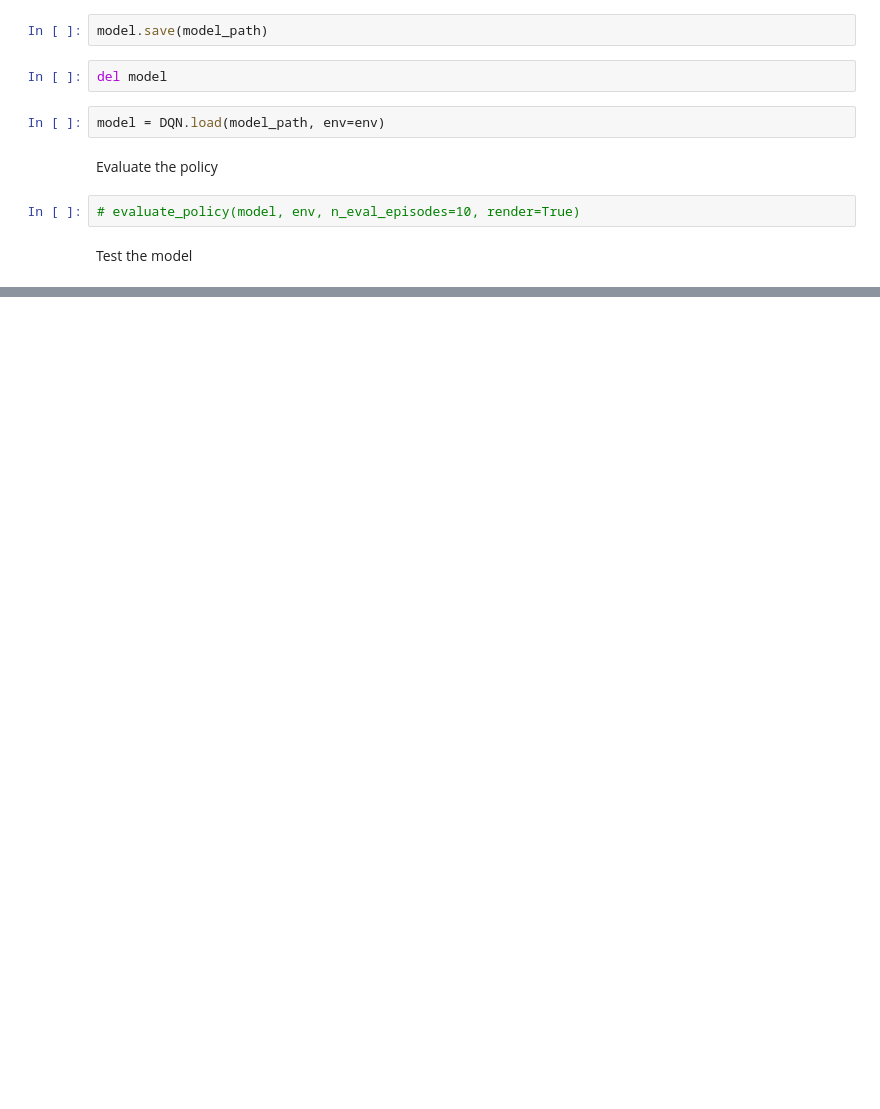
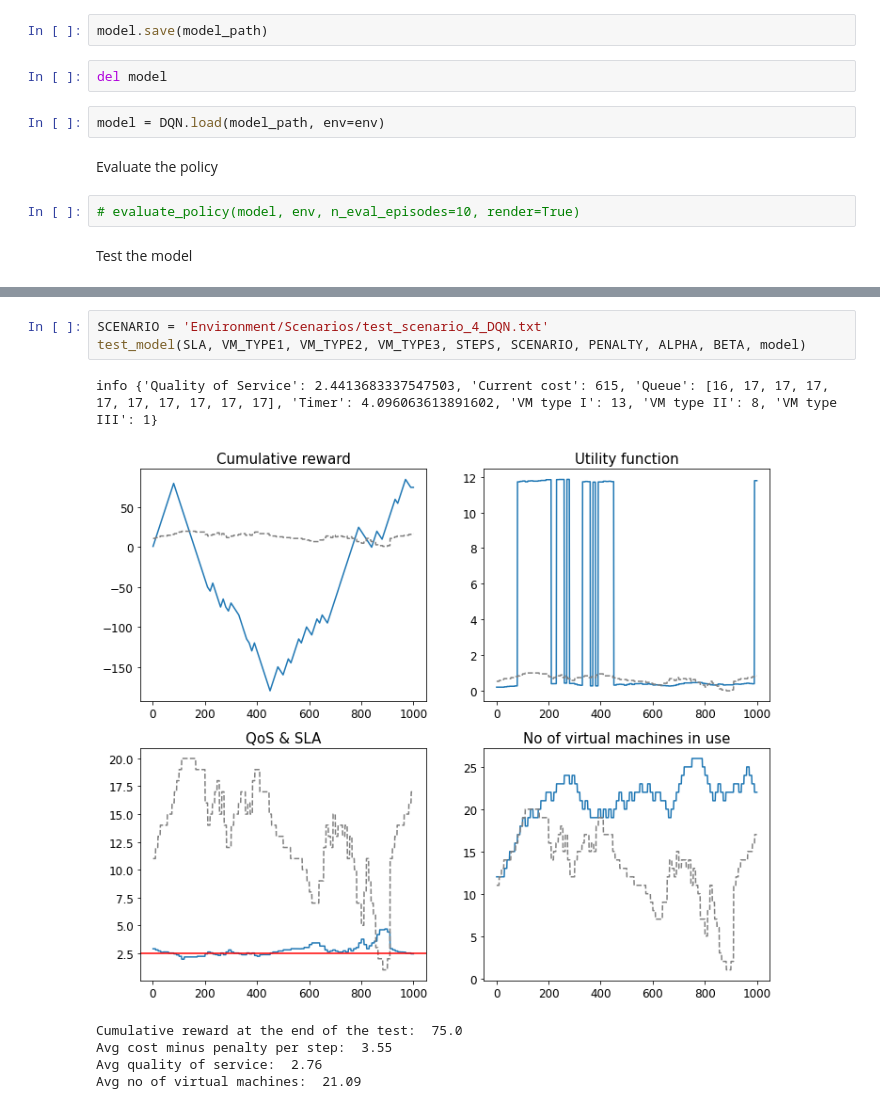
Before and after one commit to dkapczynska/Resource_management_RL, a Jupyter notebook: 04. Deep Q Network.ipynb, the cells around one changed output, grey strips where cells are left out. Cells and saved outputs as stored; diff of their text form; blank space fills up the shorter version.

```diff
--- a/04. Deep Q Network.ipynb
+++ b/04. Deep Q Network.ipynb
@@ -143,0 +146,10 @@ Avg no of virtual machines:  9.08
+# %%
+SCENARIO = 'Environment/Scenarios/test_scenario_4_DQN.txt'
+test_model(SLA, VM_TYPE1, VM_TYPE2, VM_TYPE3, STEPS, SCENARIO, PENALTY, ALPHA, BETA, model)
+# %% [output]
+info {'Quality of Service': 2.4413683337547503, 'Current cost': 615, 'Queue': [16, 17, 17, 17, 17, 17, 17, 17, 17, 17], 'Timer': 4.096063613891602, 'VM type I': 13, 'VM type II': 8, 'VM type III': 1}
+[figure, added]
+Cumulative reward at the end of the test:  75.0
+Avg cost minus penalty per step:  3.55
+Avg quality of service:  2.76
+Avg no of virtual machines:  21.09
```
Also changed, not shown: parts of 7 cells of this notebook.
